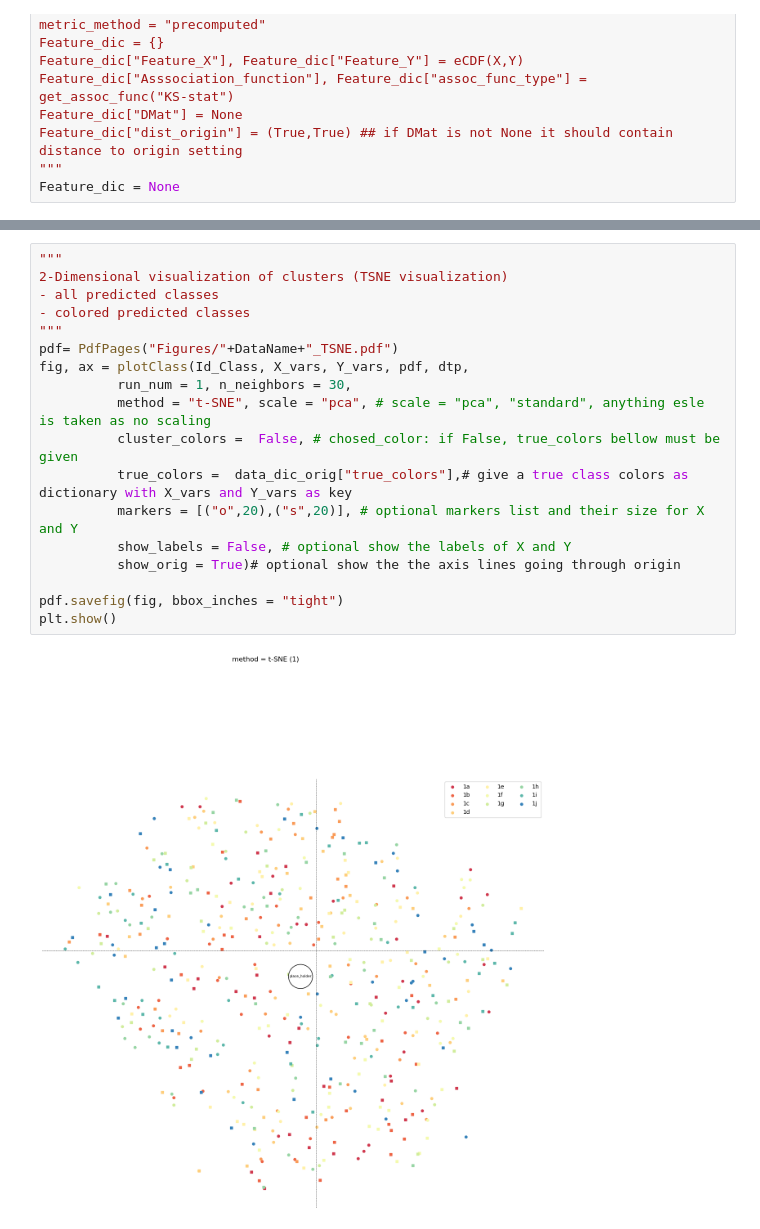
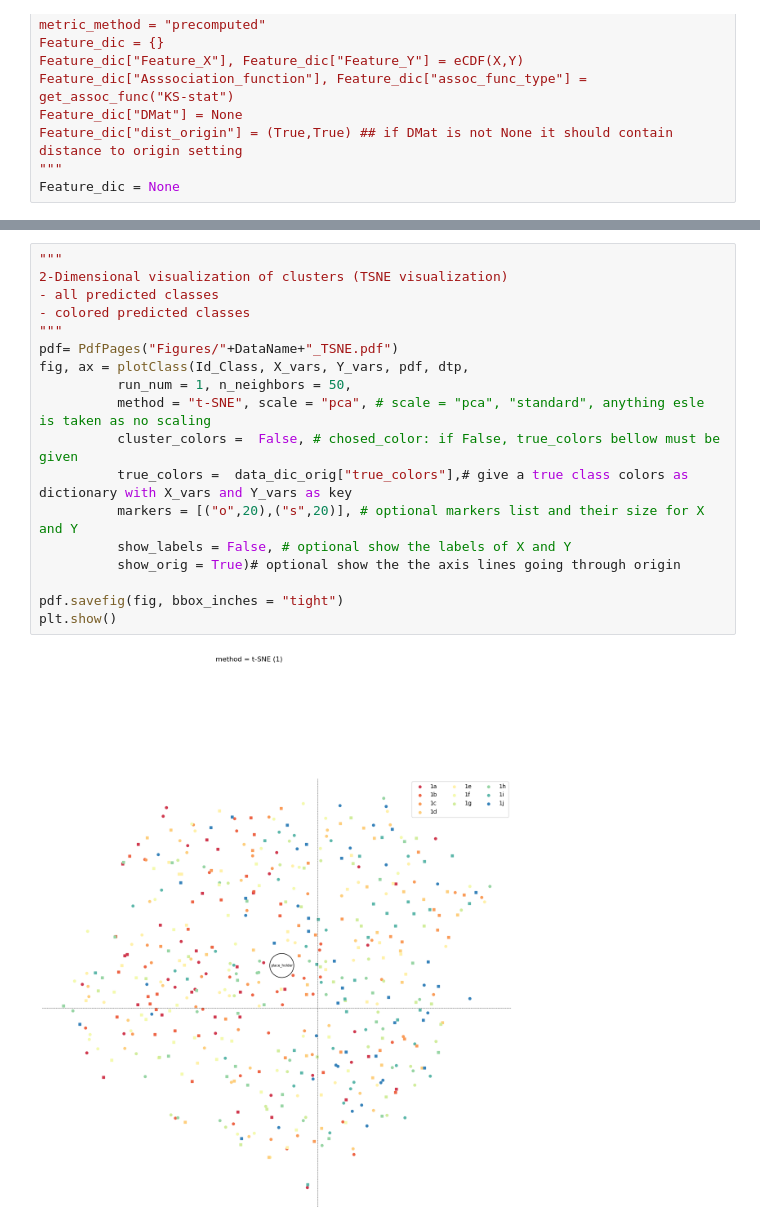
Before and after one commit to AlexiaNomena/MIASA, a Jupyter notebook: miasa_Helper_Corr.ipynb, the cells around one changed output, grey strips where cells are left out. Saved outputs shown, nothing was run; the diff lists cells and outputs as text.

```diff
--- a/miasa_Helper_Corr.ipynb
+++ b/miasa_Helper_Corr.ipynb
@@ -257,23 +263,23 @@ pdf2.close()
 # %%
 """
 2-Dimensional visualization of clusters (TSNE visualization)
 - all predicted classes
 - colored predicted classes
 """
 pdf= PdfPages("Figures/"+DataName+"_TSNE.pdf")
 fig, ax = plotClass(Id_Class, X_vars, Y_vars, pdf, dtp,
-          run_num = 1, n_neighbors = 30,
+          run_num = 1, n_neighbors = 50,
           method = "t-SNE", scale = "pca", # scale = "pca", "standard", anything esle is taken as no scaling
           cluster_colors =  False, # chosed_color: if False, true_colors bellow must be given
           true_colors =  data_dic_orig["true_colors"],# give a true class colors as dictionary with X_vars and Y_vars as key
           markers = [("o",20),("s",20)], # optional markers list and their size for X and Y
           show_labels = False, # optional show the labels of X and Y
           show_orig = True)# optional show the the axis lines going through origin
 
 pdf.savefig(fig, bbox_inches = "tight")
 plt.show()
 # %% [output]
-[figure, old version]
+[figure, new version]
 # %%
 """
 2-Dimensional visualization of MIASA clusters (TSNE visualization)
```
Also changed, not shown: parts of 7 cells of this notebook, 8 other files.
